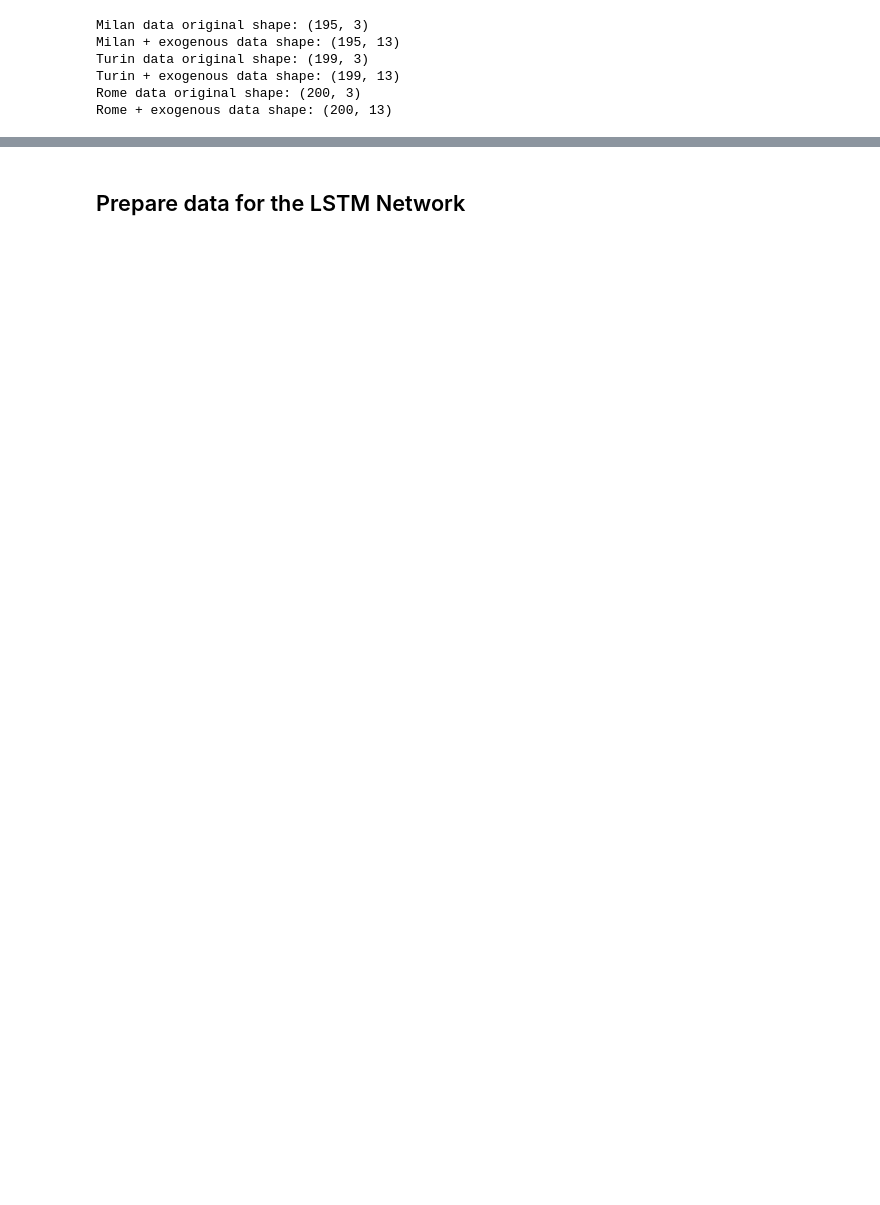
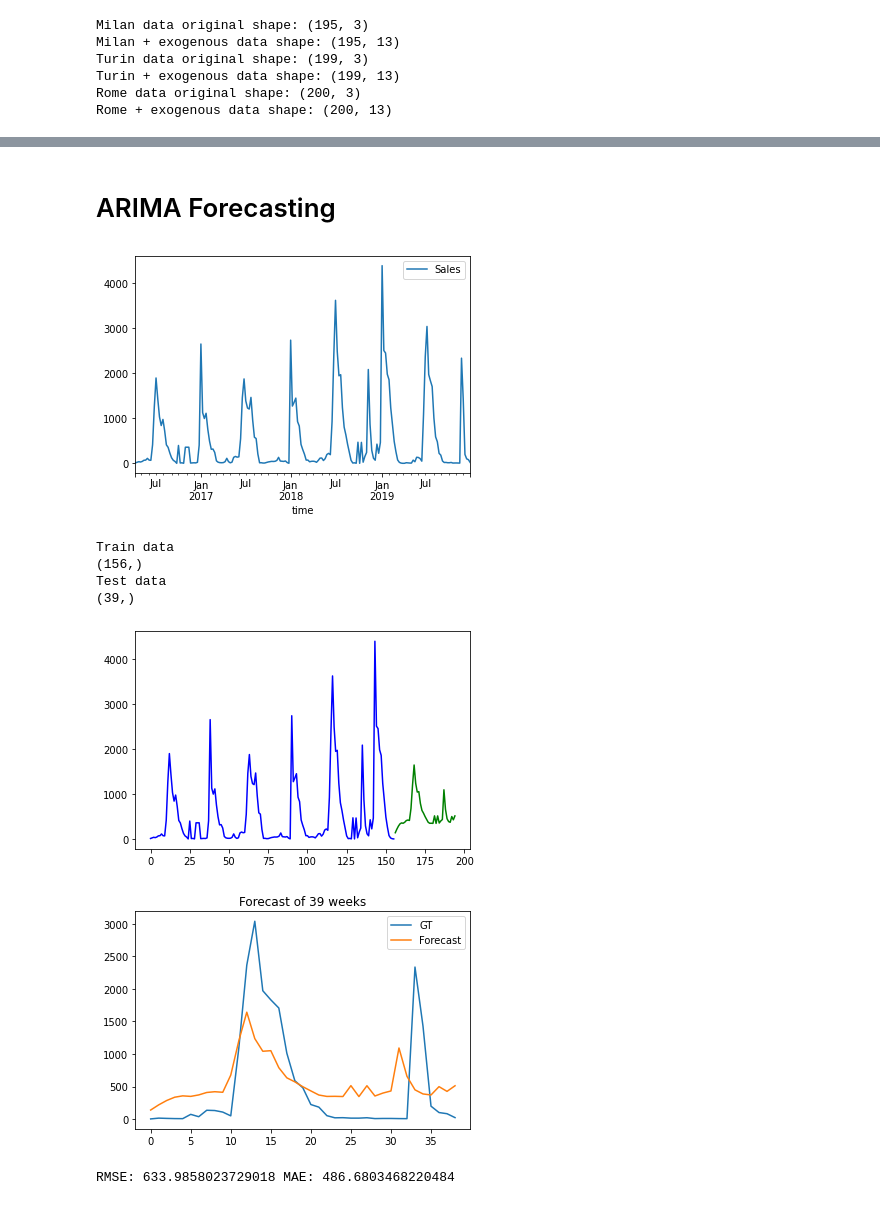
Before and after one commit to geriskenderi/EXO-LSTM, a Jupyter notebook: code/Thesis Forecasting - All Weekly Sales.ipynb, the cells around one changed output, grey strips where cells are left out. Cells and saved outputs as stored; diff of their text form; code cells hidden in the pictures; blank space fills up the shorter version.

```diff
--- a/code/Thesis Forecasting - All Weekly Sales.ipynb
+++ b/code/Thesis Forecasting - All Weekly Sales.ipynb
@@ -366,2 +458,0 @@ for dataset in aug_datasets:
-# %% [markdown]
-## Prepare data for the LSTM Network
@@ -463,0 +459,51 @@ def granger_casuality_for_features(df, n_lags=5):
+# %% [markdown]
+# ARIMA Forecasting
+# %%
+# Let's first get started with the more classical forecasting method. Here we'll try to fit an arima model to our
+# sales data and see how it's auto-regressive and moving-average capabilities along with integrated differencing
+# will perform on the data. We'll compare these results later with the one we'll get from the LSTM Network.
+# Keep in mind that here we will treat the problem as a univariate time series forecasting problem, so we won't
+# be making use of the power of other information like in the Neural Model
+unvr_ts = milan_weekly_default["vendita"]
+# Plot the univariate sales time series
+unvr_ts.plot(label="Sales")
+plt.legend()
+plt.show() # We can see clear Seasonal patterns in January and July
+
+unvr_ts_train, unvr_ts_test = ts_train_test_split(unvr_ts)
+print("Train data")
+print(unvr_ts_train.shape)
+print("Test data")
+print(unvr_ts_test.shape)
+
+# Fit your model
+arima_model = pm.auto_arima(unvr_ts_train, seasonal=True, m=52)
+
+arima_forecasts = arima_model.predict(unvr_ts_test.shape[0])  # predict N steps into the future
+# Visualize the forecasts results
+x = np.arange(unvr_ts.shape[0])
+plt.plot(x[:unvr_ts_train.shape[0]], unvr_ts_train, c='blue')
+plt.plot(x[unvr_ts_train.shape[0]:], arima_forecasts, c='green')
+plt.show()
+
+plt.title("Forecast of " + str(unvr_ts_test.shape[0]) + " weeks")
+plt.plot(unvr_ts_test.values,label="GT")
+plt.plot(arima_forecasts,label="Forecast")
+plt.legend()
+plt.show()
+
+arima_rmse = sm.tools.eval_measures.rmse(unvr_ts_test.values, arima_forecasts)
+arima_mae = sm.tools.eval_measures.meanabs(unvr_ts_test.values, arima_forecasts)
+print("RMSE:", arima_rmse, "MAE:", arima_mae)
+
+rmse_vals.append(arima_rmse)
+mae_vals.append(arima_mae)
+# %% [output]
+[figure, added]
+Train data
+(156,)
+Test data
+(39,)
+[figure, added]
+[figure, added]
+RMSE: 633.9858023729018 MAE: 486.6803468220484
```
Also changed, not shown: parts of 26 cells of this notebook, 2 other files.
